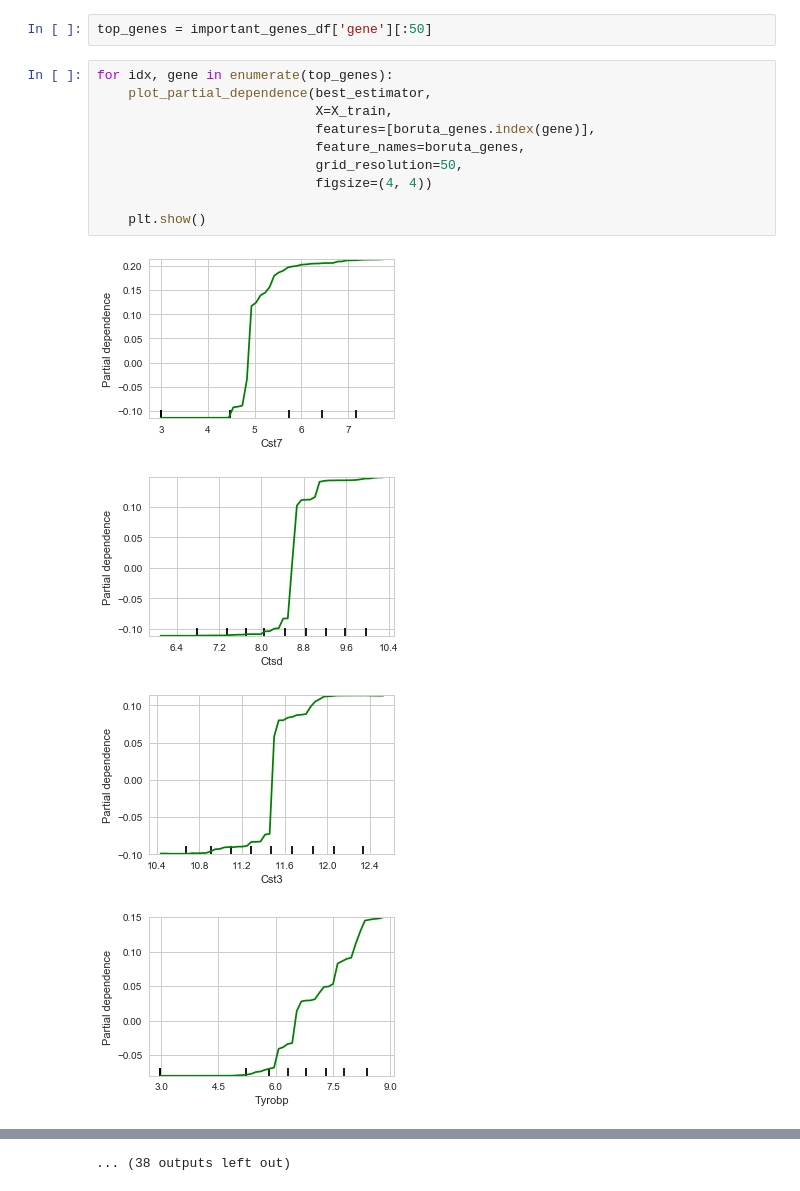
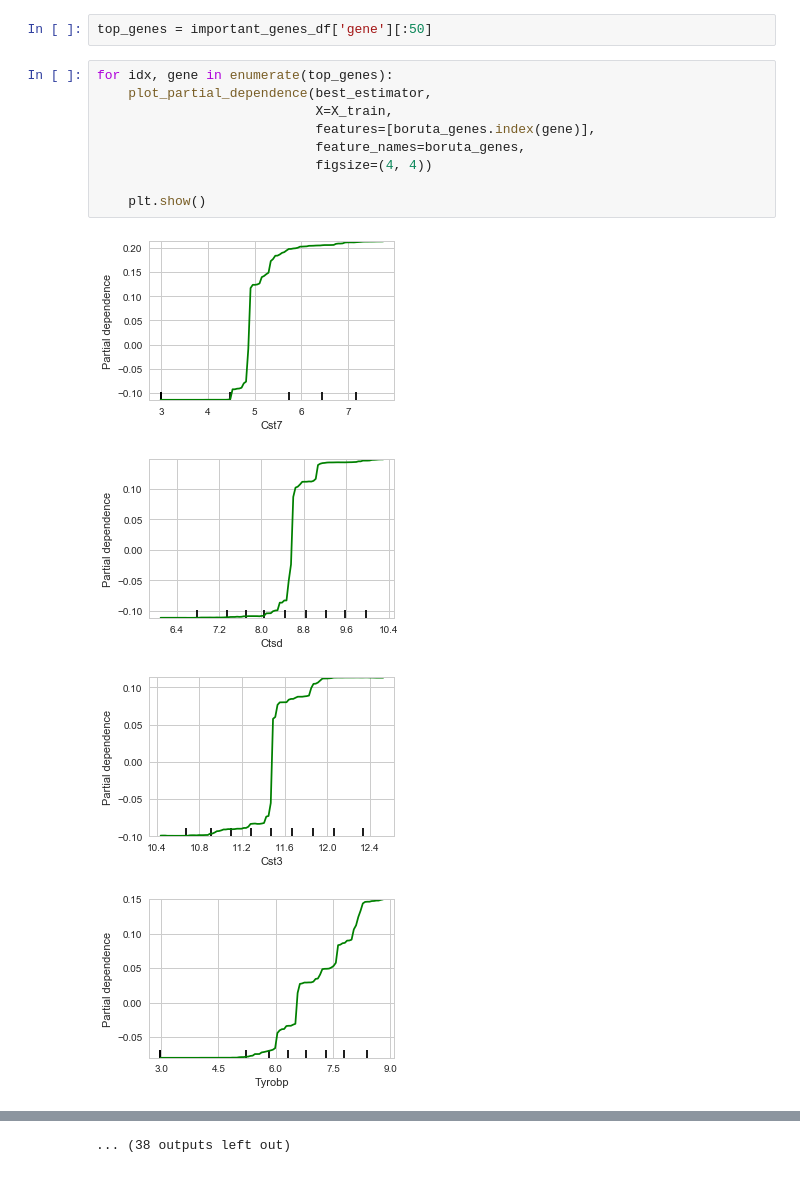
Before and after one commit to tmoerman/alois, a Jupyter notebook: notebooks/03_ashley_21_mar_2018/10.4_ALL_KI.ipynb, the cells around one changed output, grey strips where cells are left out. Saved outputs shown, nothing was run; the diff lists cells and outputs as text.

```diff
--- a/notebooks/03_ashley_21_mar_2018/10.4_ALL_KI.ipynb
+++ b/notebooks/03_ashley_21_mar_2018/10.4_ALL_KI.ipynb
@@ -423,15 +428,14 @@ top_genes = important_genes_df['gene'][:50]
 # %%
 for idx, gene in enumerate(top_genes):
     plot_partial_dependence(best_estimator,
                             X=X_train,
                             features=[boruta_genes.index(gene)],
                             feature_names=boruta_genes,
-                            grid_resolution=50,
                             figsize=(4, 4))
 
     plt.show()
 # %% [output]
 [figure]
-[figure, old version]
+[figure, new version]
 [figure]
 [figure]
```
Also changed, not shown: parts of 4 cells of this notebook, 10 other files.
